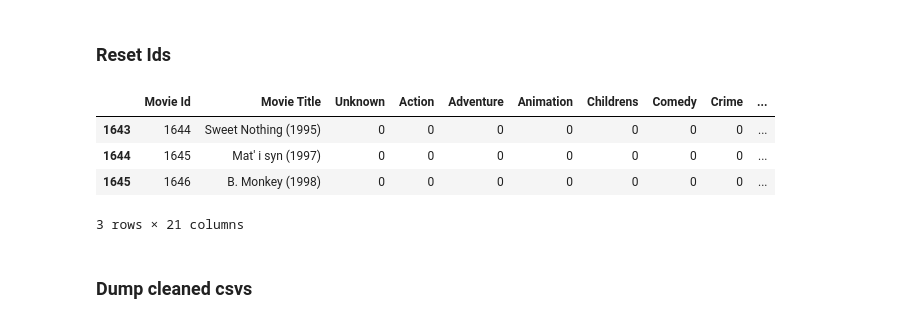
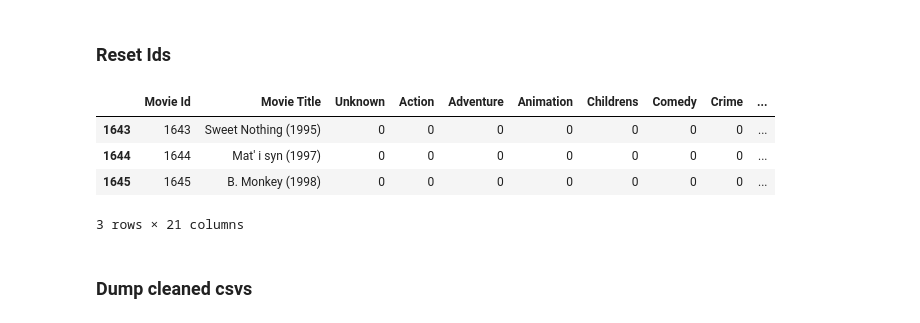
Before and after one commit to akshayyeluri/MovieLensViz, a Jupyter notebook: clean.ipynb, the cells around one changed output. Saved outputs shown, nothing was run; the diff lists cells and outputs as text; code cells hidden in the pictures.

```diff
--- a/clean.ipynb
+++ b/clean.ipynb
@@ -28,6 +28,8 @@ for title, sub_df in movie_df.groupby(['Movie Title']):
 
 cols = list(movie_df.columns); cols.remove("Movie Id")
 movie_df = movie_df.drop_duplicates(subset = cols, keep='first')
+# No one-indexing
+data_df["User Id"] -= 1
 # %%
 # Make train and test dfs
 n_train = 9 * data_df.shape[0] // 10
@@ -44,24 +46,23 @@ test_df = test_df.loc[test_df["Movie Id"].isin(reviewed), :]
 ### Reset Ids
 # %%
 movie_df = movie_df.reset_index(drop=True)
-# Use one-indexing
-to_replace = {Id: (index + 1) for Id, index in zip(movie_df["Movie Id"], movie_df.index)}
+to_replace = {Id: index for Id, index in zip(movie_df["Movie Id"], movie_df.index)}
 movie_df["Movie Id"] = movie_df["Movie Id"].map(to_replace)
 
 data_df["Movie Id"] = data_df["Movie Id"].map(to_replace)
 train_df["Movie Id"] = train_df["Movie Id"].map(to_replace)
 test_df["Movie Id"] = test_df["Movie Id"].map(to_replace)
 
 # Make sure it worked?
 assert(len(set(movie_df["Movie Title"])) == len(movie_df))
 assert(len(set(movie_df["Movie Id"])) == len(set(train_df["Movie Id"])))
 
 movie_df.tail(3)
 # %% [output]
 |  | Movie Id | Movie Title | Unknown | Action | Adventure | Animation | Childrens | Comedy | Crime | ... |
-| 1643 | 1644 | Sweet Nothing (1995) | 0 | 0 | 0 | 0 | 0 | 0 | 0 | ... |
-| 1644 | 1645 | Mat' i syn (1997) | 0 | 0 | 0 | 0 | 0 | 0 | 0 | ... |
-| 1645 | 1646 | B. Monkey (1998) | 0 | 0 | 0 | 0 | 0 | 0 | 0 | ... |
+| 1643 | 1643 | Sweet Nothing (1995) | 0 | 0 | 0 | 0 | 0 | 0 | 0 | ... |
+| 1644 | 1644 | Mat' i syn (1997) | 0 | 0 | 0 | 0 | 0 | 0 | 0 | ... |
+| 1645 | 1645 | B. Monkey (1998) | 0 | 0 | 0 | 0 | 0 | 0 | 0 | ... |
 3 rows × 21 columns
 # %% [markdown]
 ### Dump cleaned csvs
```
Also changed, not shown: 10 other files.
